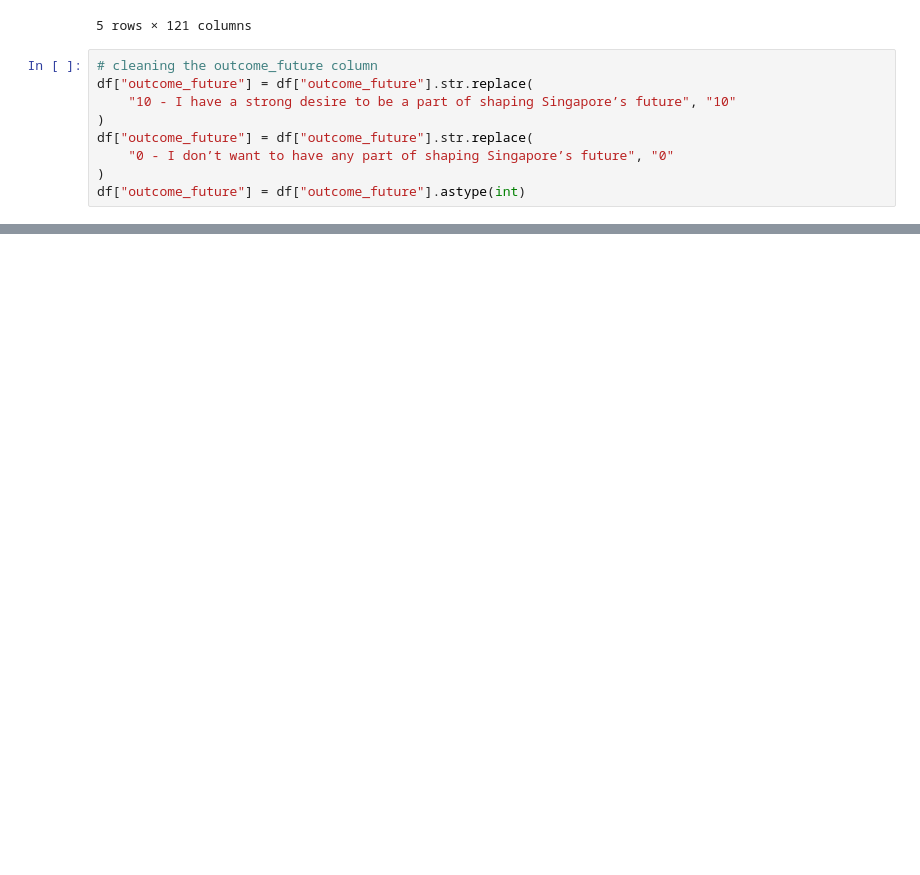
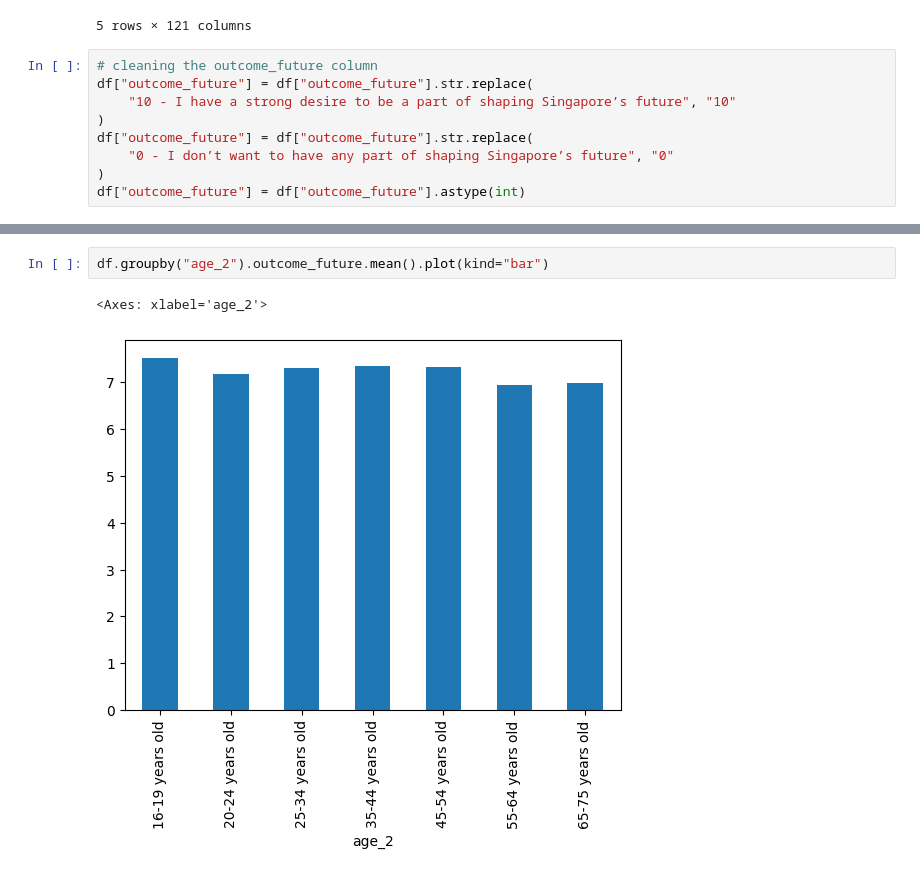
Before and after one commit to lesterlxy/JDE_notebooks, a Jupyter notebook: socialvalues.ipynb, the cells around one changed output, grey strips where cells are left out. Saved outputs shown, nothing was run; the diff lists cells and outputs as text; blank space fills up the shorter version.

```diff
--- a/socialvalues.ipynb
+++ b/socialvalues.ipynb
@@ -51,0 +58,5 @@ response["HDB 4 room"].plot()
+# %%
+df.groupby("age_2").outcome_future.mean().plot(kind="bar")
+# %% [output]
+<Axes: xlabel='age_2'>
+[figure, added]
```
Also changed, not shown: parts of 6 cells of this notebook.
